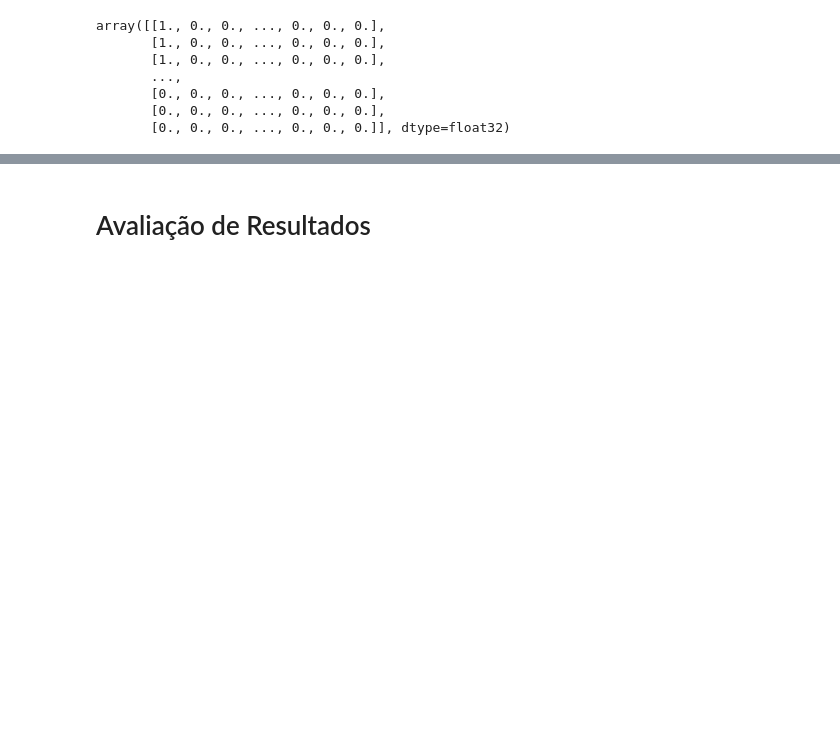
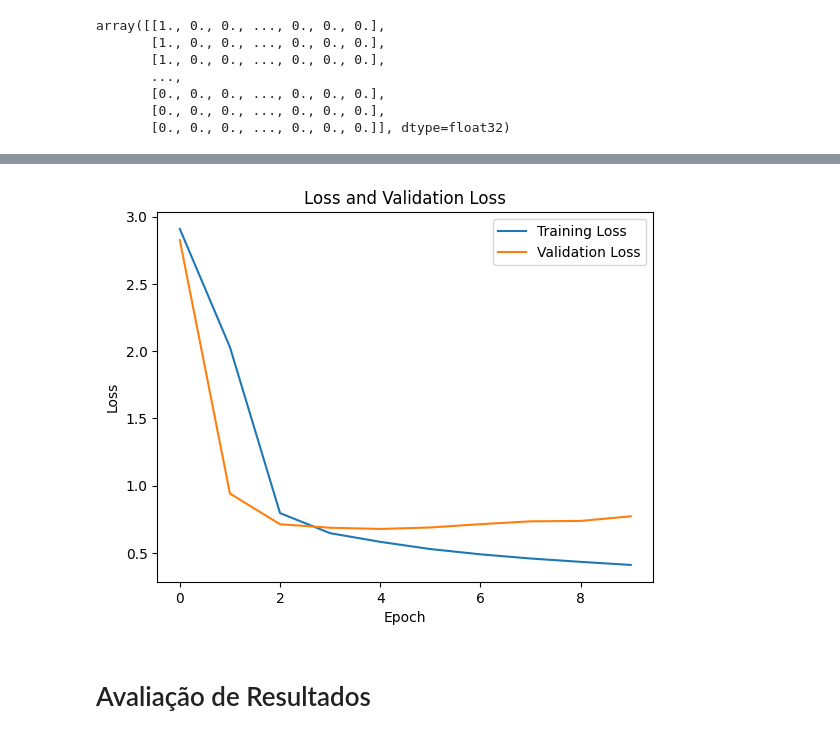
Before and after one commit to lucaslattari/neural-network-series, a Jupyter notebook: 12/word2vec_vanilla_LSTM.ipynb, the cells around one changed output, grey strips where cells are left out. Drawn from its saved outputs; the diff is of its cells as text; code cells hidden in the pictures; blank space fills up the shorter version.

```diff
--- a/12/word2vec_vanilla_LSTM.ipynb
+++ b/12/word2vec_vanilla_LSTM.ipynb
@@ -298,9 +361,10 @@ Maximum sequence length:  5411
 # %%
+import numpy as np
 from tensorflow.keras.preprocessing.sequence import pad_sequences
 
-# Set the maximum sequence length
-max_length = int(mean_length) * 3
+# Calcula o percentil 95 dos comprimentos das sequências (preserva 95% das sequências)
+max_length = int(np.percentile(sequence_lengths, 95))
 
-# Pad sequences
+# Realiza o preenchimento das sequências com base no novo 'max_length'
 padded_sequences = pad_sequences(sequences, maxlen=max_length, padding='post')
 # %% [output]
@@ -317,8 +380,8 @@ df['label'].nunique()
 # %%
 import tensorflow.keras.utils as ku
 
-# Convert labels to one-hot encoded vectors
-num_classes = 21
+# Converte rótulos para one-hot encoding
+num_classes = df['label'].nunique()
 labels = ku.to_categorical(df['label'], num_classes)
 # %%
 labels
@@ -333,5 +396,9 @@ array([[1., 0., 0., ..., 0., 0., 0.],
 # %%
 from sklearn.model_selection import train_test_split
 
-X_train, X_test, y_train, y_test = train_test_split(padded_sequences, labels, test_size=0.2)
+# Divida os dados em um conjunto de treino (70%) e um conjunto temporário (30%)
+X_train, X_temp, y_train, y_temp = train_test_split(padded_sequences, labels, test_size=0.3)
+
+# Divida o conjunto temporário em conjuntos de validação (15%) e teste (15%)
+X_val, X_test, y_val, y_test = train_test_split(X_temp, y_temp, test_size=0.5)  # 0.5 * 0.3 = 0.15
 # %% [markdown]
@@ -349,20 +427,19 @@ from tensorflow.keras.models import Sequential
 from tensorflow.keras.layers import Embedding, LSTM, Dense
 from tensorflow.keras.callbacks import EarlyStopping
 
-# Create LSTM model
+# Cria modelo LSTM
 model = Sequential()
 model.add(Embedding(input_dim=len(word2vec_model.wv.key_to_index) + 1,
                     output_dim=word2vec_model.vector_size, input_length=max_length))
-model.add(LSTM(units=128, return_sequences=True))
-model.add(LSTM(units=64))
+model.add(LSTM(units=128))
 model.add(Dense(units=len(labels[0]), activation='softmax'))
 
-# Define early stopping callback
+# Chamada ao Early Stopping
 early_stopping = EarlyStopping(monitor='val_loss', patience=5)
 
-# Compile model
+# Compila modelo
 model.compile(loss='categorical_crossentropy', optimizer='adam', metrics=['accuracy'])
 
-# Train model
-model.fit(X_train, y_train, epochs=30, batch_size=64, validation_data=(X_test, y_test), callbacks=[early_stopping])
+# Treina modelo
+history = model.fit(X_train, y_train, epochs=40, batch_size=64, validation_data=(X_val, y_val), callbacks=[early_stopping], verbose=1)
 # %% [output]
@@ -402 +480,14 @@ Epoch 10/30
+# %%
+import matplotlib.pyplot as plt
+
+# Plota a perda (loss) e a perda de validação (val_loss) durante o treinamento
+plt.plot(history.history['loss'], label='Training Loss')
+plt.plot(history.history['val_loss'], label='Validation Loss')
+plt.title('Loss and Validation Loss')
+plt.xlabel('Epoch')
+plt.ylabel('Loss')
+plt.legend()
+plt.show()
+# %% [output]
+[figure, added]
 # %%
```
Also changed, not shown: parts of 37 cells of this notebook, 2 other files.
